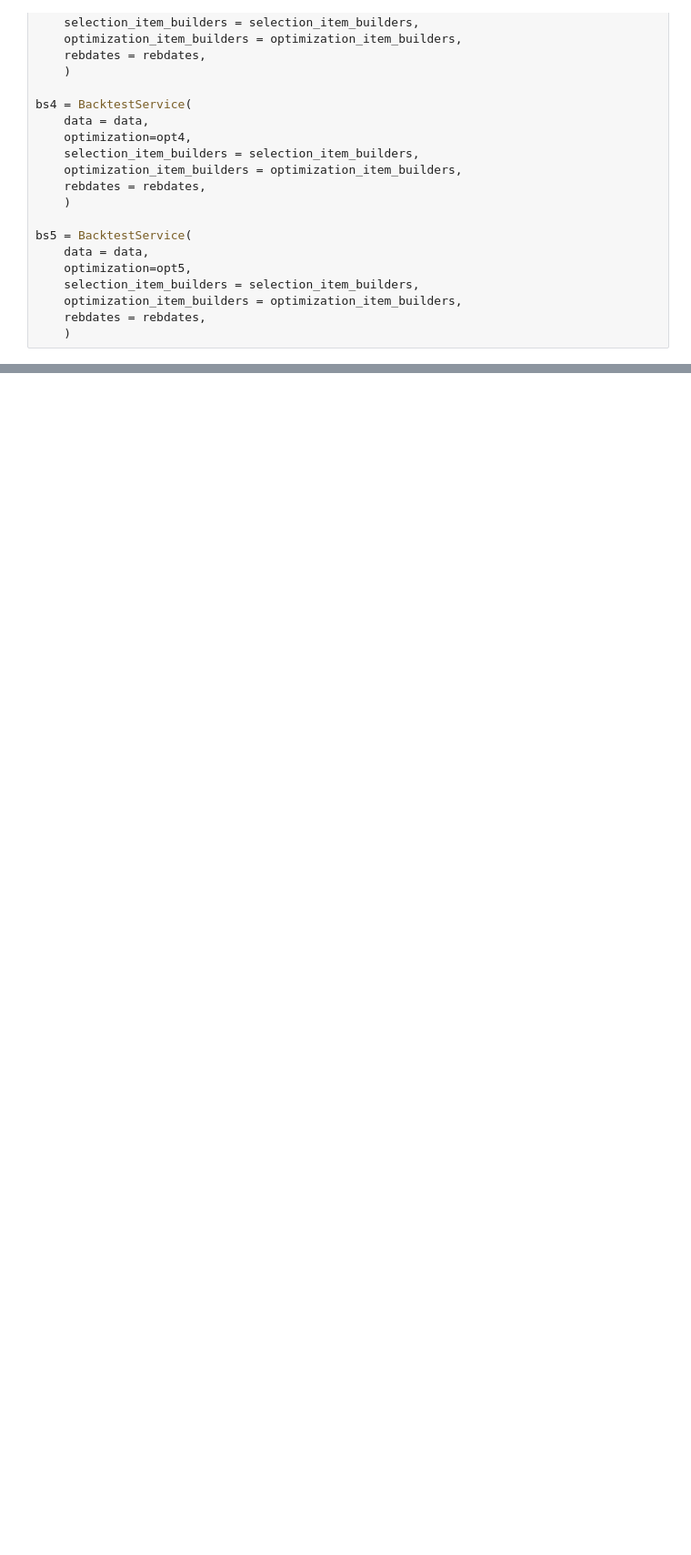
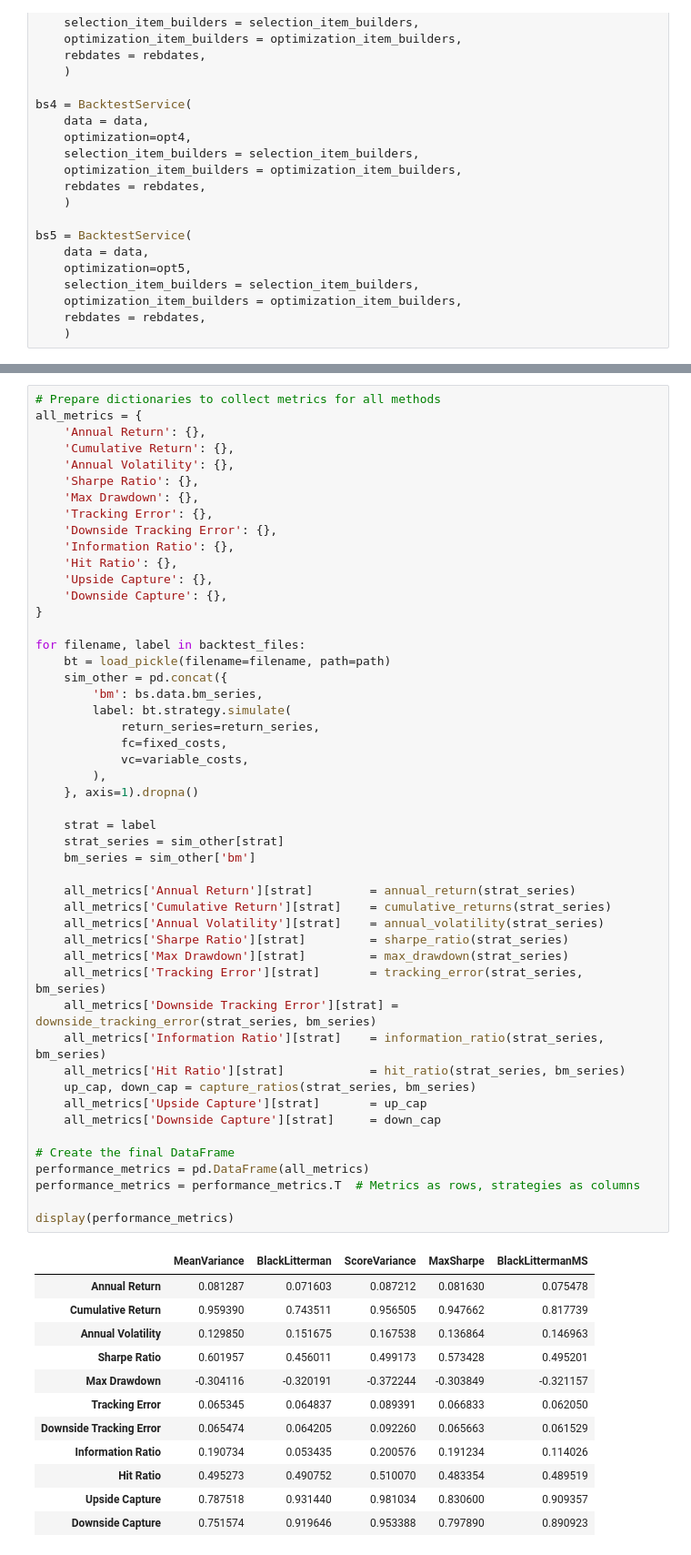
Before and after one commit to nwinkler99/qpmwp-course, a Jupyter notebook: assignments/Trading_Strat_updated.ipynb, the cells around one changed output, grey strips where cells are left out. Shown: that part at 91% size. Drawn from its saved outputs; the diff is of its cells as text; blank space fills up the shorter version.

```diff
--- a/assignments/Trading_Strat_updated.ipynb
+++ b/assignments/Trading_Strat_updated.ipynb
@@ -778,0 +815,62 @@ cumulative_returns.plot(title=f'Cumulative Performance: {label}', figsize=(10, 6
+# %%
+# Prepare dictionaries to collect metrics for all methods
+all_metrics = {
+    'Annual Return': {},
+    'Cumulative Return': {},
+    'Annual Volatility': {},
+    'Sharpe Ratio': {},
+    'Max Drawdown': {},
+    'Tracking Error': {},
+    'Downside Tracking Error': {},
+    'Information Ratio': {},
+    'Hit Ratio': {},
+    'Upside Capture': {},
+    'Downside Capture': {},
+}
+
+for filename, label in backtest_files:
+    bt = load_pickle(filename=filename, path=path)
+    sim_other = pd.concat({
+        'bm': bs.data.bm_series,
+        label: bt.strategy.simulate(
+            return_series=return_series,
+            fc=fixed_costs,
+            vc=variable_costs,
+        ),
+    }, axis=1).dropna()
+
+    strat = label
+    strat_series = sim_other[strat]
+    bm_series = sim_other['bm']
+
+    all_metrics['Annual Return'][strat]        = annual_return(strat_series)
+    all_metrics['Cumulative Return'][strat]    = cumulative_returns(strat_series)
+    all_metrics['Annual Volatility'][strat]    = annual_volatility(strat_series)
+    all_metrics['Sharpe Ratio'][strat]         = sharpe_ratio(strat_series)
+    all_metrics['Max Drawdown'][strat]         = max_drawdown(strat_series)
+    all_metrics['Tracking Error'][strat]       = tracking_error(strat_series, bm_series)
+    all_metrics['Downside Tracking Error'][strat] = downside_tracking_error(strat_series, bm_series)
+    all_metrics['Information Ratio'][strat]    = information_ratio(strat_series, bm_series)
+    all_metrics['Hit Ratio'][strat]            = hit_ratio(strat_series, bm_series)
+    up_cap, down_cap = capture_ratios(strat_series, bm_series)
+    all_metrics['Upside Capture'][strat]       = up_cap
+    all_metrics['Downside Capture'][strat]     = down_cap
+
+# Create the final DataFrame
+performance_metrics = pd.DataFrame(all_metrics)
+performance_metrics = performance_metrics.T  # Metrics as rows, strategies as columns
+
+display(performance_metrics)
+# %% [output]
+|  | MeanVariance | BlackLitterman | ScoreVariance | MaxSharpe | BlackLittermanMS |
+| Annual Return | 0.081287 | 0.071603 | 0.087212 | 0.081630 | 0.075478 |
+| Cumulative Return | 0.959390 | 0.743511 | 0.956505 | 0.947662 | 0.817739 |
+| Annual Volatility | 0.129850 | 0.151675 | 0.167538 | 0.136864 | 0.146963 |
+| Sharpe Ratio | 0.601957 | 0.456011 | 0.499173 | 0.573428 | 0.495201 |
+| Max Drawdown | -0.304116 | -0.320191 | -0.372244 | -0.303849 | -0.321157 |
+| Tracking Error | 0.065345 | 0.064837 | 0.089391 | 0.066833 | 0.062050 |
+| Downside Tracking Error | 0.065474 | 0.064205 | 0.092260 | 0.065663 | 0.061529 |
+| Information Ratio | 0.190734 | 0.053435 | 0.200576 | 0.191234 | 0.114026 |
+| Hit Ratio | 0.495273 | 0.490752 | 0.510070 | 0.483354 | 0.489519 |
+| Upside Capture | 0.787518 | 0.931440 | 0.981034 | 0.830600 | 0.909357 |
+| Downside Capture | 0.751574 | 0.919646 | 0.953388 | 0.797890 | 0.890923 |
```
Also changed, not shown: parts of 11 cells of this notebook.
